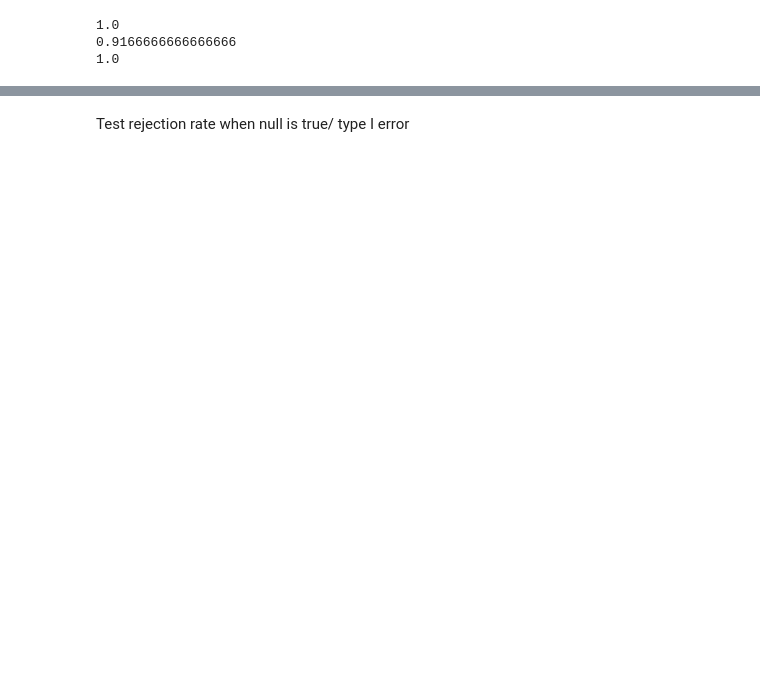
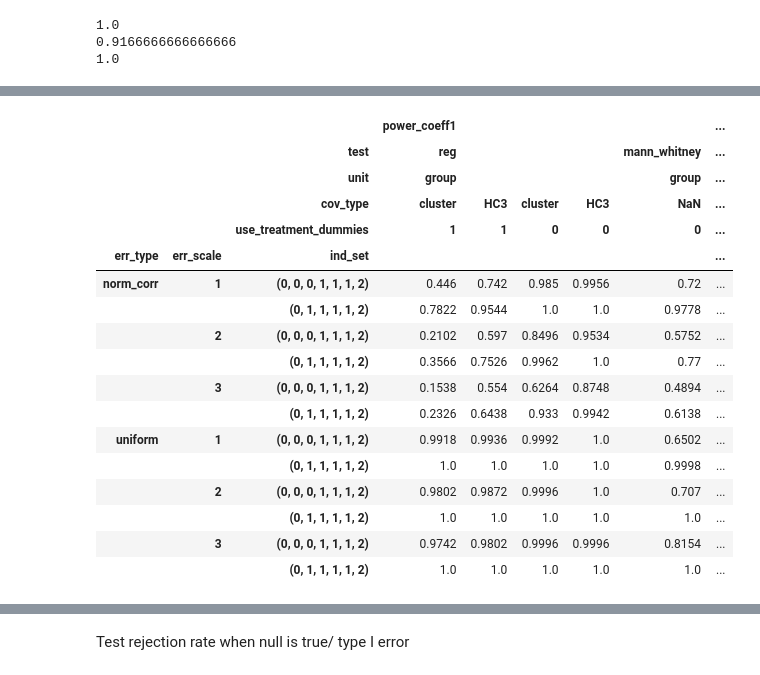
Before and after one commit to stanmart/unstructured-bargaining-analysis, a Jupyter notebook: power.ipynb, the cells around one changed output, grey strips where cells are left out. Cells and saved outputs as stored; diff of their text form; code cells hidden in the pictures; blank space fills up the shorter version.

```diff
--- a/power.ipynb
+++ b/power.ipynb
@@ -289,3 +294,24 @@ res_pivot[res_pivot[('power_coeff1','matching_group', 'cluster', 0)] <= res_pivo
+# %%
+res_pivot
+# %% [output]
+|  |  |  | power_coeff1 |  |  |  |  | ... |
+|  |  | test | reg |  |  |  | mann_whitney | ... |
+|  |  | unit | group |  |  |  | group | ... |
+|  |  | cov_type | cluster | HC3 | cluster | HC3 | NaN | ... |
+|  |  | use_treatment_dummies | 1 | 1 | 0 | 0 | 0 | ... |
+| err_type | err_scale | ind_set |  |  |  |  |  | ... |
+| norm_corr | 1 | (0, 0, 0, 1, 1, 1, 2) | 0.446 | 0.742 | 0.985 | 0.9956 | 0.72 | ... |
+|  |  | (0, 1, 1, 1, 1, 2) | 0.7822 | 0.9544 | 1.0 | 1.0 | 0.9778 | ... |
+|  | 2 | (0, 0, 0, 1, 1, 1, 2) | 0.2102 | 0.597 | 0.8496 | 0.9534 | 0.5752 | ... |
+|  |  | (0, 1, 1, 1, 1, 2) | 0.3566 | 0.7526 | 0.9962 | 1.0 | 0.77 | ... |
+|  | 3 | (0, 0, 0, 1, 1, 1, 2) | 0.1538 | 0.554 | 0.6264 | 0.8748 | 0.4894 | ... |
+|  |  | (0, 1, 1, 1, 1, 2) | 0.2326 | 0.6438 | 0.933 | 0.9942 | 0.6138 | ... |
+| uniform | 1 | (0, 0, 0, 1, 1, 1, 2) | 0.9918 | 0.9936 | 0.9992 | 1.0 | 0.6502 | ... |
+|  |  | (0, 1, 1, 1, 1, 2) | 1.0 | 1.0 | 1.0 | 1.0 | 0.9998 | ... |
+|  | 2 | (0, 0, 0, 1, 1, 1, 2) | 0.9802 | 0.9872 | 0.9996 | 1.0 | 0.707 | ... |
+|  |  | (0, 1, 1, 1, 1, 2) | 1.0 | 1.0 | 1.0 | 1.0 | 1.0 | ... |
+|  | 3 | (0, 0, 0, 1, 1, 1, 2) | 0.9742 | 0.9802 | 0.9996 | 0.9996 | 0.8154 | ... |
+|  |  | (0, 1, 1, 1, 1, 2) | 1.0 | 1.0 | 1.0 | 1.0 | 1.0 | ... |
 # %%
 # share of DGPs in grid with power >= 0.8, 0.9
 print(((res_pivot >= 0.8).astype(int).sum().sum())/(res_pivot == res_pivot).astype(int).sum().sum())
```
Also changed, not shown: parts of 16 cells of this notebook.
